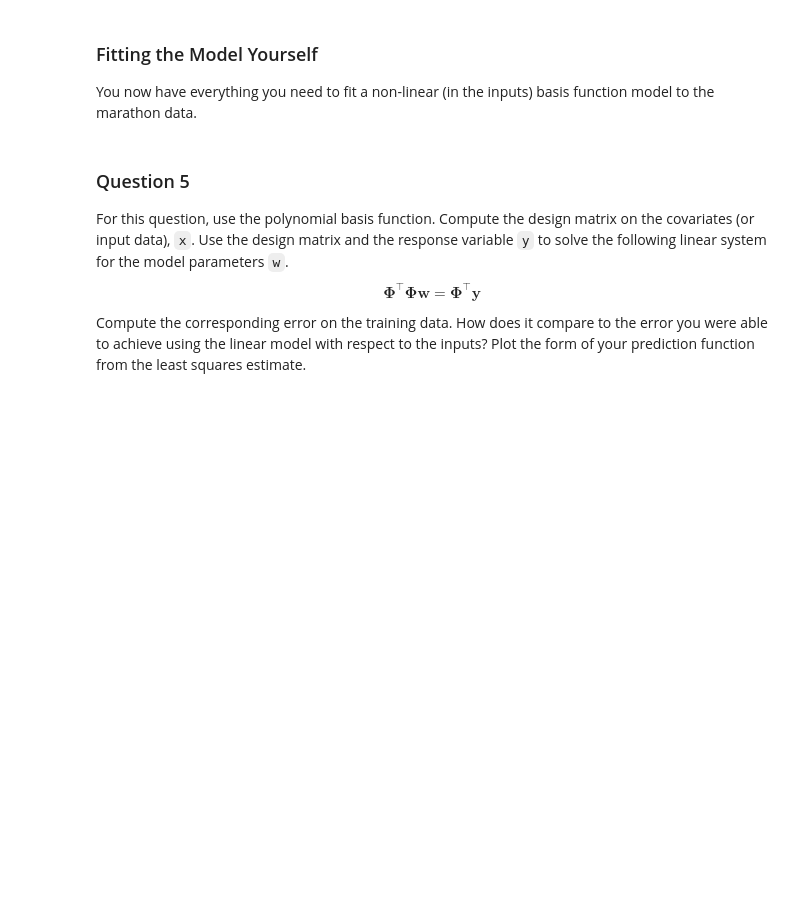
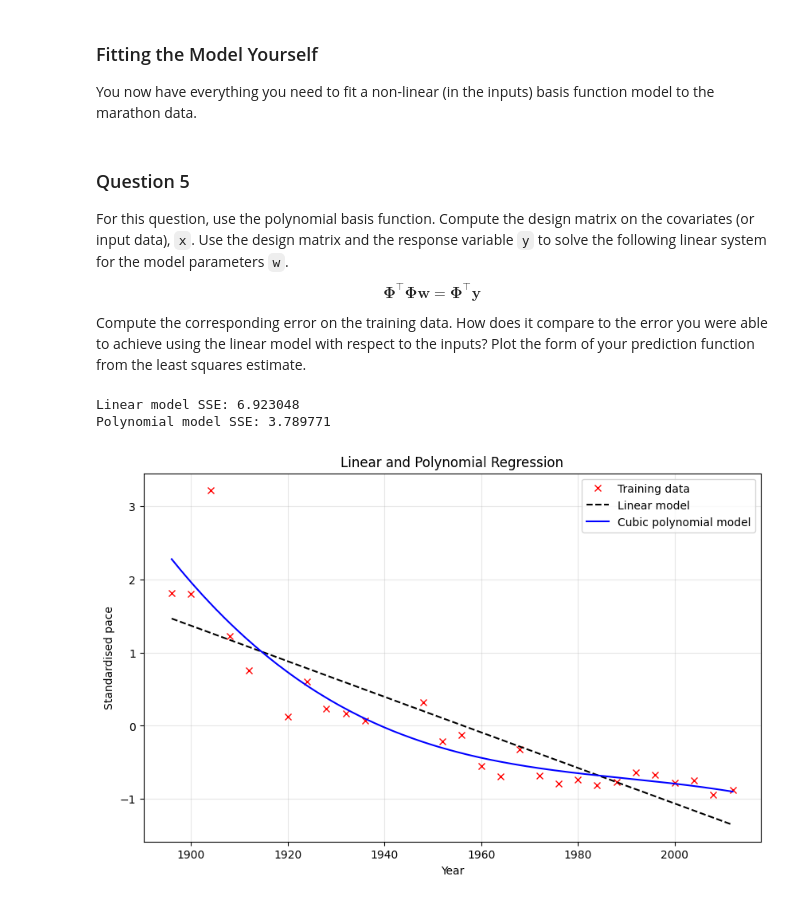
Before and after one commit to Ming25w/ML, a Jupyter notebook: Labs/Lab 2 - Linear algebra and linear regression part 2.ipynb, the cells around one changed output. Cells and saved outputs as stored; diff of their text form; code cells hidden in the pictures; blank space fills up the shorter version.

```diff
--- a/Labs/Lab 2 - Linear algebra and linear regression part 2.ipynb
+++ b/Labs/Lab 2 - Linear algebra and linear regression part 2.ipynb
@@ -574,0 +580,12 @@ Try increasing the number of basis functions (thereby increasing the *degree* of
+# %%
+## Question 2 Answer code
+# Explore polynomial models with 4 to 10 basis functions
+for num_basis in range(4, 11):
+    print(f"Number of basis functions: {num_basis}")
+    print(f"Polynomial degree: {num_basis - 1}")
+
+    display_prediction(
+        basis=polynomial,
+        num_basis=num_basis,
+        ylim=[-3., 3.]
+    )
@@ -657,0 +699,64 @@ Compute the corresponding error on the training data. How does it compare to the
+# %%
+# Question 5 Answer Code
+import numpy as np
+import matplotlib.pyplot as plt
+
+# Use the same input range for training and prediction
+data_limits = [x.min(), x.max()]
+
+# Build a cubic polynomial design matrix
+num_basis = 4
+Phi = polynomial(x, num_basis=num_basis, data_limits=data_limits)
+
+# Solve the normal equations for the polynomial model
+w_poly = np.linalg.solve(Phi.T @ Phi, Phi.T @ y)
+
+# Compute the polynomial model's training error
+y_pred_poly = Phi @ w_poly
+error_poly = float(((y - y_pred_poly) ** 2).sum())
+
+# Fit a linear model using the same inputs and targets
+Phi_linear = polynomial(x, num_basis=2, data_limits=data_limits)
+w_linear = np.linalg.solve(
+    Phi_linear.T @ Phi_linear,
+    Phi_linear.T @ y
+)
+
+# Compute the linear model's training error
+y_pred_linear = Phi_linear @ w_linear
+error_linear = float(((y - y_pred_linear) ** 2).sum())
+
+print(f"Linear model SSE: {error_linear:.6f}")
+print(f"Polynomial model SSE: {error_poly:.6f}")
+
+# Generate predictions across the observed input range
+x_test = np.linspace(x.min(), x.max(), 300).reshape(-1, 1)
+
+Phi_test = polynomial(
+    x_test, num_basis=num_basis, data_limits=data_limits
+)
+Phi_test_linear = polynomial(
+    x_test, num_basis=2, data_limits=data_limits
+)
+
+# Plot the data and both fitted models
+plt.figure(figsize=(10, 6))
+plt.plot(x, y, "rx", label="Training data")
+plt.plot(
+    x_test, Phi_test_linear @ w_linear,
+    "k--", label="Linear model"
+)
+plt.plot(
+    x_test, Phi_test @ w_poly,
+    "b-", label="Cubic polynomial model"
+)
+plt.xlabel("Year")
+plt.ylabel("Standardised pace")
+plt.title("Linear and Polynomial Regression")
+plt.legend()
+plt.grid(alpha=0.3)
+plt.show()
+# %% [output]
+Linear model SSE: 6.923048
+Polynomial model SSE: 3.789771
+[figure, added]
```
Also changed, not shown: parts of 10 cells of this notebook.
